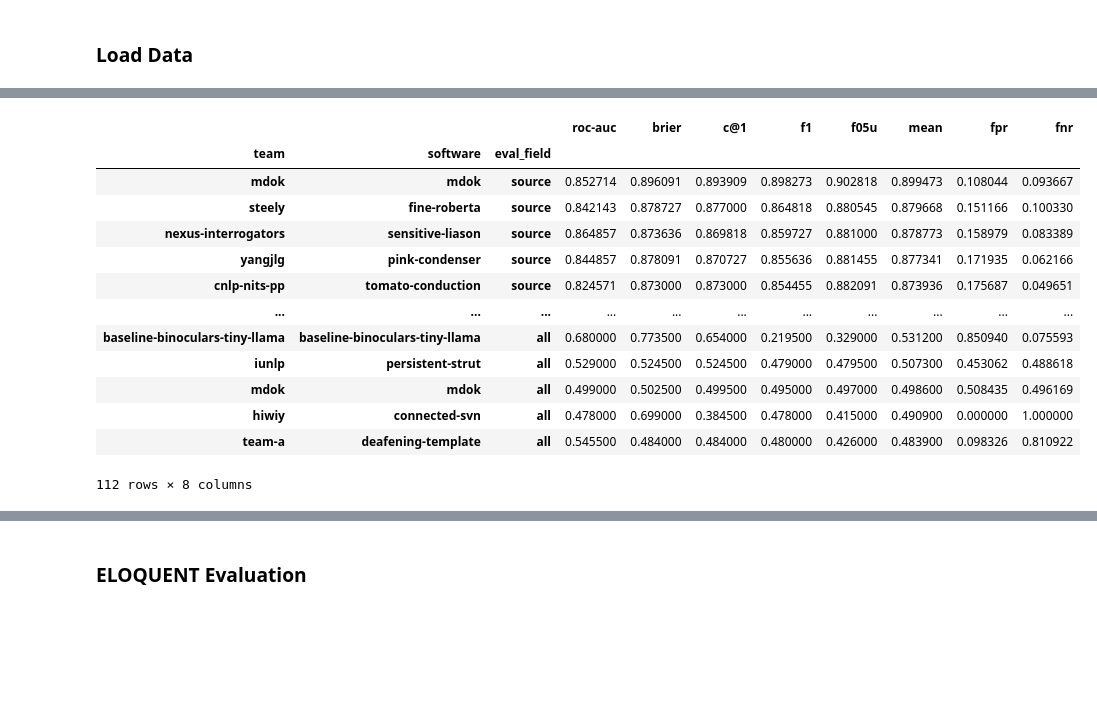
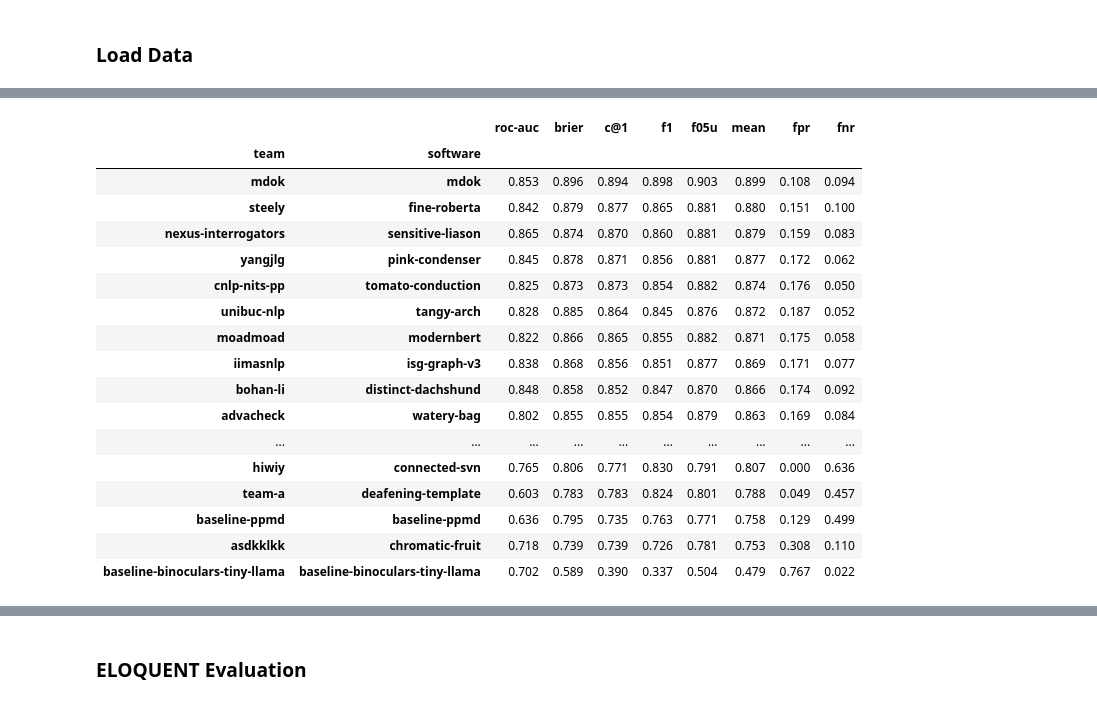
Before and after one commit to pan-webis-de/pan25-generative-ai-authorship-verification, a Jupyter notebook: notebooks/task_eval.ipynb, the cells around one changed output, grey strips where cells are left out. Cells and saved outputs as stored; diff of their text form; code cells hidden in the pictures; blank space fills up the shorter version.

```diff
--- a/notebooks/task_eval.ipynb
+++ b/notebooks/task_eval.ipynb
@@ -8,6 +8,9 @@ import numpy as np
 from tqdm.notebook import tqdm
 
 from pan25_genai_detection.evaluator import evaluator
+# %%
+OUT_DIR = Path('../data/pan-task-eval-out/')
+OUT_DIR.mkdir(parents=True, exist_ok=True)
 # %% [markdown]
 ### Load Data
 # %%
@@ -47,6 +50,9 @@ softwares = set(i[1] for i in df_run_eval_raw.loc['pan25-generative-ai-detection
                 .groupby('team')
                 .idxmax()['mean'])
 df_run_eval_raw = df_run_eval_raw.query('software in @softwares')
+
+# Drop "all"
+df_run_eval_raw = df_run_eval_raw.query('eval_field != "all"')
 # %%
 # Load case ID map
 id_map = {}
@@ -87,7 +93,7 @@ for (t, s), d in df_pred_raw.query('dataset.str.contains("-eloquent-")').groupby
 
     for i, d_ in enumerate([d.query('id.str.startswith("eloquent25/human/")'),
                             d.query('not id.str.startswith("eloquent25/human/")'),
-                            d, d]):
+                            d]):
         if i in [0, 1]:
             r_ = {
                 **r,
@@ -99,8 +105,8 @@ for (t, s), d in df_pred_raw.query('dataset.str.contains("-eloquent-")').groupby
         else:
             r_ = {
                 **r,
-                'eval_field': 'all' if i == 2 else 'source',
-                'eval_value': 'all' if i == 2 else 'eloquent',
+                'eval_field': 'source',
+                'eval_value': 'eloquent',
                 **evaluator.evaluate_all(
                     d_.reset_index()['id'].str.startswith('eloquent25/human/').values,
                     np.squeeze(d_['label'].values)),
@@ -133,3 +139,6 @@ df_run_eval = df_run_eval.apply(_recalc_means, axis=1)
 # Calculate FPR, FNR
 df_run_eval['fpr'] = df_run_eval['confusion'].map(lambda s: s[1][0] / np.sum(s[1]) if np.sum(s[1]) else 0)
 df_run_eval['fnr'] = df_run_eval['confusion'].map(lambda s: s[0][1] / np.sum(s[0]) if np.sum(s[0]) else 0)
+
+# Split off ELOQUENT
+df_run_eval_eloquent = df_run_eval.query('dataset.str.contains("-eloquent-")')
@@ -138,18 +163,23 @@ df_run_eval['fnr'] = df_run_eval['confusion'].map(lambda s: s[0][1] / np.sum(s[0
 # %%
-pan_leaderboard_all = df_run_eval.groupby(['team', 'software', 'eval_field']).mean(numeric_only=True).sort_values(['eval_field', 'mean'], ascending=False)
-pan_leaderboard_all
+pan_leaderboard_source = df_run_eval.query('eval_field == "source"').groupby(['team', 'software']).mean(numeric_only=True).sort_values(['mean'], ascending=False)
+pan_leaderboard_source.reset_index().to_html(OUT_DIR / 'leaderboard.html', float_format=lambda f: f'{f:.3f}')
+pan_leaderboard_source.round(3)
 # %% [output]
-|  |  |  | roc-auc | brier | c@1 | f1 | f05u | mean | fpr | fnr |
-| team | software | eval_field |  |  |  |  |  |  |  |  |
-| mdok | mdok | source | 0.852714 | 0.896091 | 0.893909 | 0.898273 | 0.902818 | 0.899473 | 0.108044 | 0.093667 |
-| steely | fine-roberta | source | 0.842143 | 0.878727 | 0.877000 | 0.864818 | 0.880545 | 0.879668 | 0.151166 | 0.100330 |
-| nexus-interrogators | sensitive-liason | source | 0.864857 | 0.873636 | 0.869818 | 0.859727 | 0.881000 | 0.878773 | 0.158979 | 0.083389 |
-| yangjlg | pink-condenser | source | 0.844857 | 0.878091 | 0.870727 | 0.855636 | 0.881455 | 0.877341 | 0.171935 | 0.062166 |
-| cnlp-nits-pp | tomato-conduction | source | 0.824571 | 0.873000 | 0.873000 | 0.854455 | 0.882091 | 0.873936 | 0.175687 | 0.049651 |
-| ... | ... | ... | ... | ... | ... | ... | ... | ... | ... | ... |
-| baseline-binoculars-tiny-llama | baseline-binoculars-tiny-llama | all | 0.680000 | 0.773500 | 0.654000 | 0.219500 | 0.329000 | 0.531200 | 0.850940 | 0.075593 |
-| iunlp | persistent-strut | all | 0.529000 | 0.524500 | 0.524500 | 0.479000 | 0.479500 | 0.507300 | 0.453062 | 0.488618 |
-| mdok | mdok | all | 0.499000 | 0.502500 | 0.499500 | 0.495000 | 0.497000 | 0.498600 | 0.508435 | 0.496169 |
-| hiwiy | connected-svn | all | 0.478000 | 0.699000 | 0.384500 | 0.478000 | 0.415000 | 0.490900 | 0.000000 | 1.000000 |
-| team-a | deafening-template | all | 0.545500 | 0.484000 | 0.484000 | 0.480000 | 0.426000 | 0.483900 | 0.098326 | 0.810922 |
+|  |  | roc-auc | brier | c@1 | f1 | f05u | mean | fpr | fnr |
+| team | software |  |  |  |  |  |  |  |  |
+| mdok | mdok | 0.853 | 0.896 | 0.894 | 0.898 | 0.903 | 0.899 | 0.108 | 0.094 |
+| steely | fine-roberta | 0.842 | 0.879 | 0.877 | 0.865 | 0.881 | 0.880 | 0.151 | 0.100 |
+| nexus-interrogators | sensitive-liason | 0.865 | 0.874 | 0.870 | 0.860 | 0.881 | 0.879 | 0.159 | 0.083 |
+| yangjlg | pink-condenser | 0.845 | 0.878 | 0.871 | 0.856 | 0.881 | 0.877 | 0.172 | 0.062 |
+| cnlp-nits-pp | tomato-conduction | 0.825 | 0.873 | 0.873 | 0.854 | 0.882 | 0.874 | 0.176 | 0.050 |
+| unibuc-nlp | tangy-arch | 0.828 | 0.885 | 0.864 | 0.845 | 0.876 | 0.872 | 0.187 | 0.052 |
+| moadmoad | modernbert | 0.822 | 0.866 | 0.865 | 0.855 | 0.882 | 0.871 | 0.175 | 0.058 |
+| iimasnlp | isg-graph-v3 | 0.838 | 0.868 | 0.856 | 0.851 | 0.877 | 0.869 | 0.171 | 0.077 |
+| bohan-li | distinct-dachshund | 0.848 | 0.858 | 0.852 | 0.847 | 0.870 | 0.866 | 0.174 | 0.092 |
+| advacheck | watery-bag | 0.802 | 0.855 | 0.855 | 0.854 | 0.879 | 0.863 | 0.169 | 0.084 |
+| ... | ... | ... | ... | ... | ... | ... | ... | ... | ... |
+| hiwiy | connected-svn | 0.765 | 0.806 | 0.771 | 0.830 | 0.791 | 0.807 | 0.000 | 0.636 |
+| team-a | deafening-template | 0.603 | 0.783 | 0.783 | 0.824 | 0.801 | 0.788 | 0.049 | 0.457 |
+| baseline-ppmd | baseline-ppmd | 0.636 | 0.795 | 0.735 | 0.763 | 0.771 | 0.758 | 0.129 | 0.499 |
+| asdkklkk | chromatic-fruit | 0.718 | 0.739 | 0.739 | 0.726 | 0.781 | 0.753 | 0.308 | 0.110 |
+| baseline-binoculars-tiny-llama | baseline-binoculars-tiny-llama | 0.702 | 0.589 | 0.390 | 0.337 | 0.504 | 0.479 | 0.767 | 0.022 |
-112 rows × 8 columns
```
Also changed, not shown: parts of 9 cells of this notebook, 1 other file.
